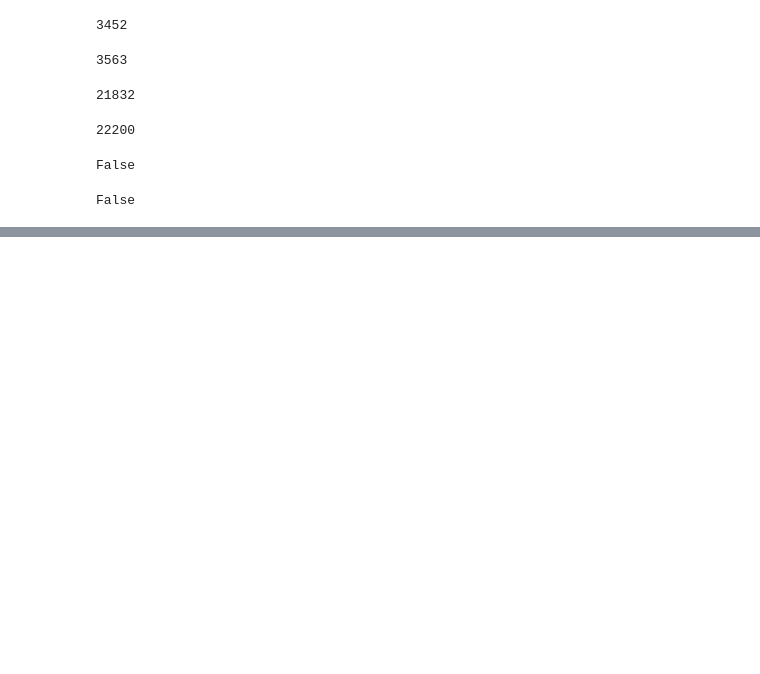
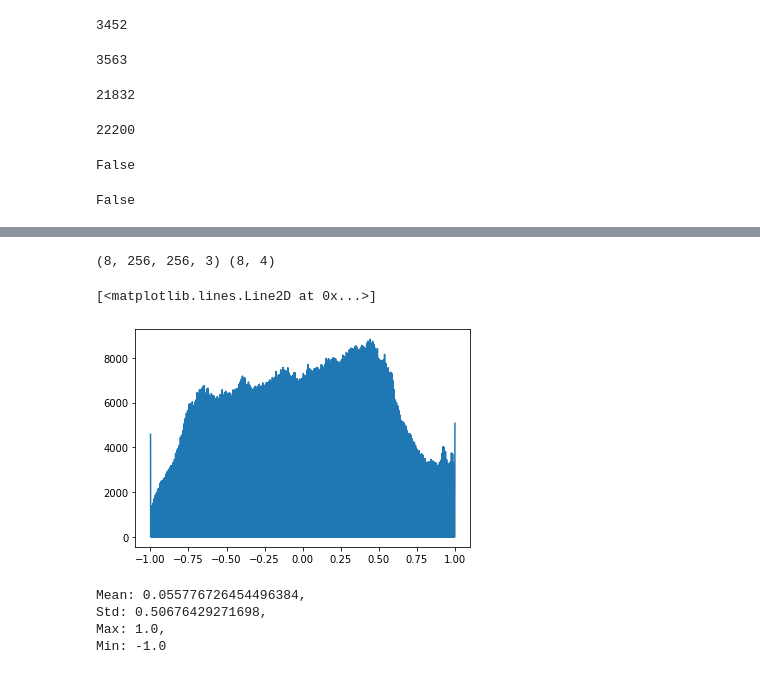
Before and after one commit to davidfu0826/GazeCorrection, a Jupyter notebook: notebooks/03_eda.ipynb, the cells around one changed output, grey strips where cells are left out. Cells and saved outputs as stored; diff of their text form; code cells hidden in the pictures; blank space fills up the shorter version.

```diff
--- a/notebooks/03_eda.ipynb
+++ b/notebooks/03_eda.ipynb
@@ -141,0 +239,10 @@ print(symmetric_difference)
+# %%
+for x, eye_pos in train_dataset.take(1):
+    print(x.shape, eye_pos.shape)
+
+    xm, x_left_p, x_right_p = get_Mask_and_pos(eye_pos)
+    xc = x * (1 - xm)  #corrputed images
+    xl_left, xl_right = crop_resize(x, x_left_p, x_right_p)
+    break
+# %% [output]
+(8, 256, 256, 3) (8, 4)
@@ -141,0 +253,6 @@ print(symmetric_difference)
+# %%
+counts, values = np.histogram(batch_imgs.numpy().flatten(), bins=2550)
+plt.plot(values[1:], counts)
+# %% [output]
+[<matplotlib.lines.Line2D at 0x...>]
+[figure, added]
@@ -141,0 +262,7 @@ print(symmetric_difference)
+# %%
+print("Mean: {}, \nStd: {}, \nMax: {}, \nMin: {}".format(np_imgs.mean(), np_imgs.std(), np_imgs.max(), np_imgs.min()))
+# %% [output]
+Mean: 0.055776726454496384,
+Std: 0.50676429271698,
+Max: 1.0,
+Min: -1.0
```
Also changed, not shown: parts of 13 cells of this notebook, 2 other files.
